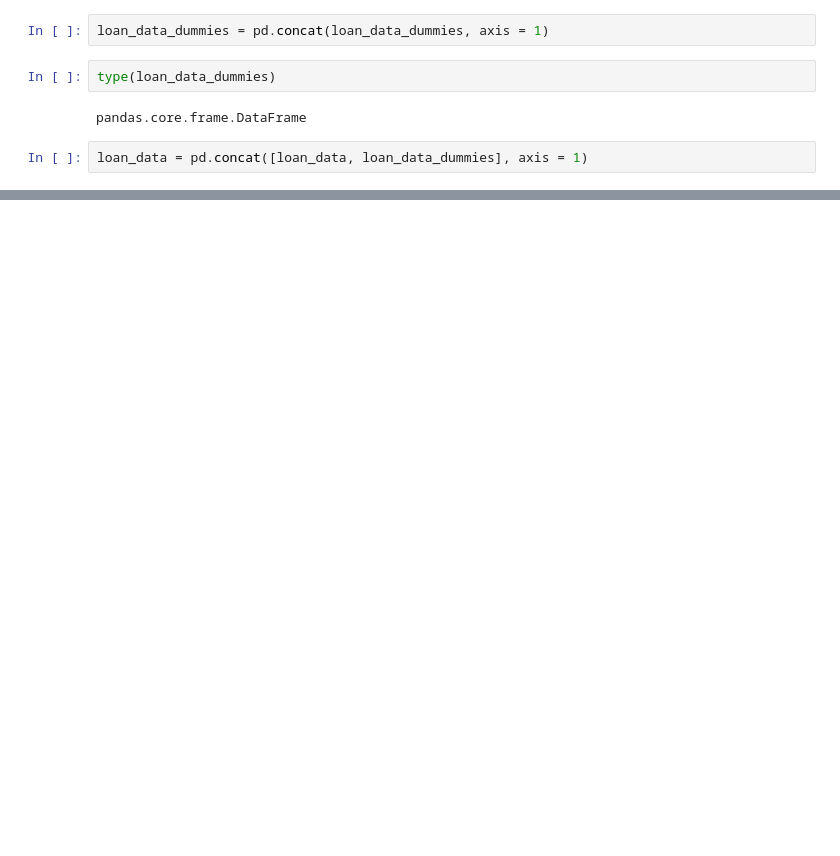
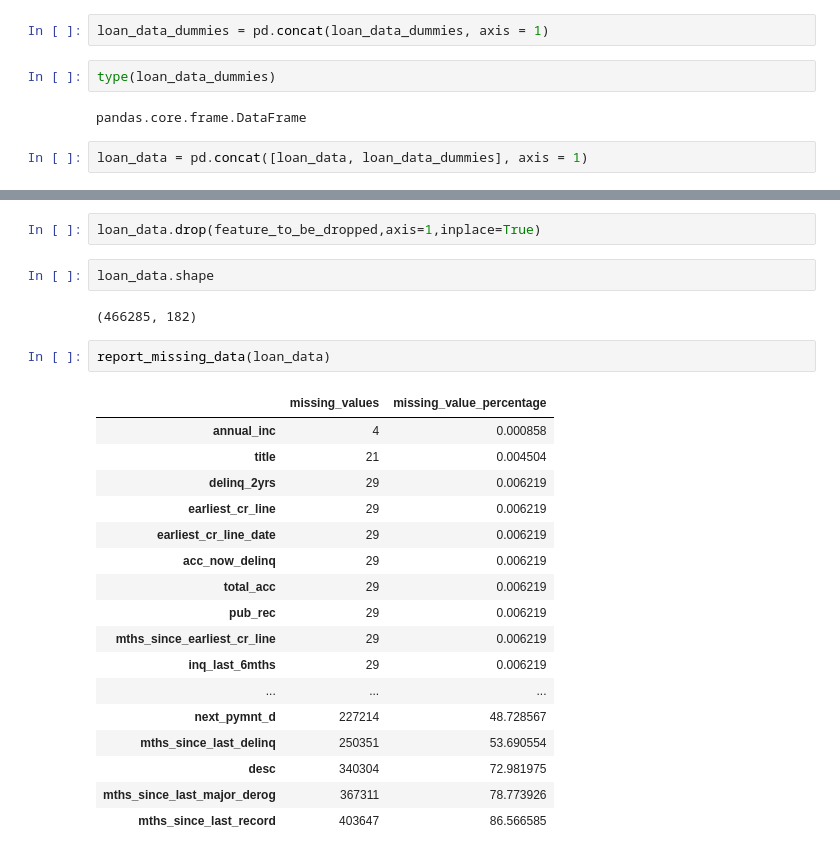
Before and after one commit to HimanshuChoudhary3004/Credit-risk-modeling, a Jupyter notebook: Data Preprocessing/Data_Preprocessing_1.ipynb, the cells around one changed output, grey strips where cells are left out. Drawn from its saved outputs; the diff is of its cells as text; blank space fills up the shorter version.

```diff
--- a/Data Preprocessing/Data_Preprocessing_1.ipynb
+++ b/Data Preprocessing/Data_Preprocessing_1.ipynb
@@ -294,0 +372,26 @@ loan_data.shape
+# %%
+loan_data.drop(feature_to_be_dropped,axis=1,inplace=True)
+# %%
+loan_data.shape
+# %% [output]
+(466285, 182)
+# %%
+report_missing_data(loan_data)
+# %% [output]
+|  | missing_values | missing_value_percentage |
+| annual_inc | 4 | 0.000858 |
+| title | 21 | 0.004504 |
+| delinq_2yrs | 29 | 0.006219 |
+| earliest_cr_line | 29 | 0.006219 |
+| earliest_cr_line_date | 29 | 0.006219 |
+| acc_now_delinq | 29 | 0.006219 |
+| total_acc | 29 | 0.006219 |
+| pub_rec | 29 | 0.006219 |
+| mths_since_earliest_cr_line | 29 | 0.006219 |
+| inq_last_6mths | 29 | 0.006219 |
+| ... | ... | ... |
+| next_pymnt_d | 227214 | 48.728567 |
+| mths_since_last_delinq | 250351 | 53.690554 |
+| desc | 340304 | 72.981975 |
+| mths_since_last_major_derog | 367311 | 78.773926 |
+| mths_since_last_record | 403647 | 86.566585 |
```
Also changed, not shown: parts of 20 cells of this notebook.
